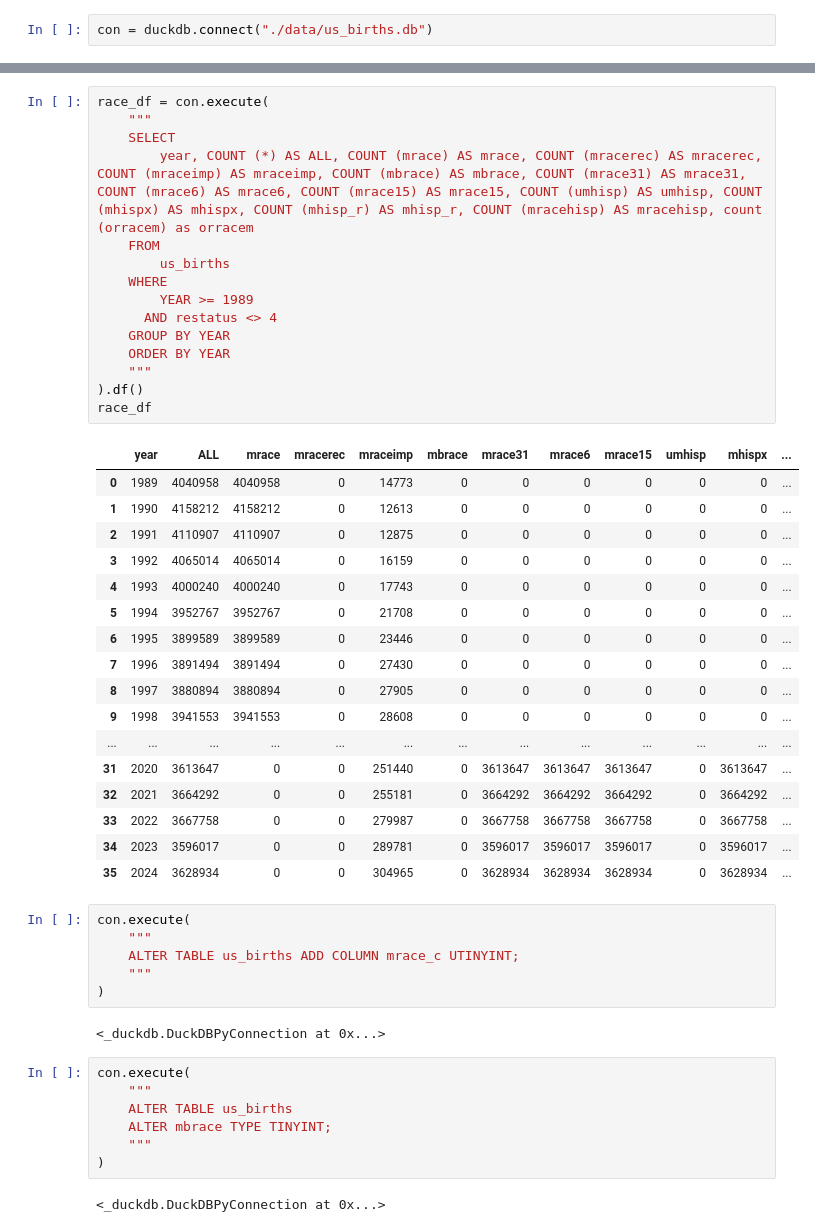
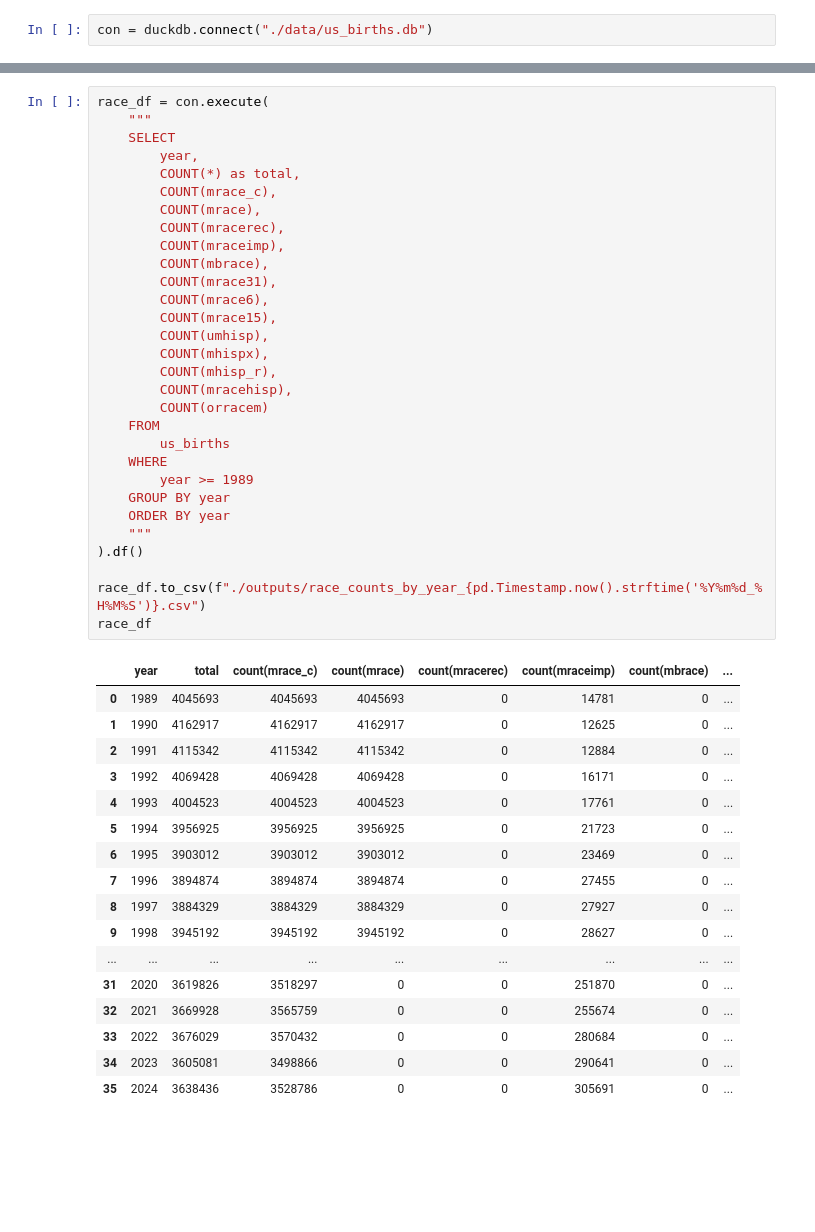
Before and after one commit to frankbuckley/ds-births-populations, a Jupyter notebook: projects/us-birth-certificates/notes-race-ethnicity.ipynb, the cells around one changed output, grey strips where cells are left out. Cells and saved outputs as stored; diff of their text form; blank space fills up the shorter version.

```diff
--- a/projects/us-birth-certificates/notes-race-ethnicity.ipynb
+++ b/projects/us-birth-certificates/notes-race-ethnicity.ipynb
@@ -16,50 +52,48 @@ con = duckdb.connect("./data/us_births.db")
 # %%
 race_df = con.execute(
     """
     SELECT
-        year, COUNT (*) AS ALL, COUNT (mrace) AS mrace, COUNT (mracerec) AS mracerec, COUNT (mraceimp) AS mraceimp, COUNT (mbrace) AS mbrace, COUNT (mrace31) AS mrace31, COUNT (mrace6) AS mrace6, COUNT (mrace15) AS mrace15, COUNT (umhisp) AS umhisp, COUNT (mhispx) AS mhispx, COUNT (mhisp_r) AS mhisp_r, COUNT (mracehisp) AS mracehisp, count (orracem) as orracem
+        year,
+        COUNT(*) as total,
+        COUNT(mrace_c),
+        COUNT(mrace),
+        COUNT(mracerec),
+        COUNT(mraceimp),
+        COUNT(mbrace),
+        COUNT(mrace31),
+        COUNT(mrace6),
+        COUNT(mrace15),
+        COUNT(umhisp),
+        COUNT(mhispx),
+        COUNT(mhisp_r),
+        COUNT(mracehisp),
+        COUNT(orracem)
     FROM
         us_births
     WHERE
-        YEAR >= 1989
-      AND restatus <> 4
-    GROUP BY YEAR
-    ORDER BY YEAR
+        year >= 1989
+    GROUP BY year
+    ORDER BY year
     """
 ).df()
+
+race_df.to_csv(f"./outputs/race_counts_by_year_{pd.Timestamp.now().strftime('%Y%m%d_%H%M%S')}.csv")
 race_df
 # %% [output]
-|  | year | ALL | mrace | mracerec | mraceimp | mbrace | mrace31 | mrace6 | mrace15 | umhisp | mhispx | ... |
-| 0 | 1989 | 4040958 | 4040958 | 0 | 14773 | 0 | 0 | 0 | 0 | 0 | 0 | ... |
-| 1 | 1990 | 4158212 | 4158212 | 0 | 12613 | 0 | 0 | 0 | 0 | 0 | 0 | ... |
-| 2 | 1991 | 4110907 | 4110907 | 0 | 12875 | 0 | 0 | 0 | 0 | 0 | 0 | ... |
-| 3 | 1992 | 4065014 | 4065014 | 0 | 16159 | 0 | 0 | 0 | 0 | 0 | 0 | ... |
-| 4 | 1993 | 4000240 | 4000240 | 0 | 17743 | 0 | 0 | 0 | 0 | 0 | 0 | ... |
-| 5 | 1994 | 3952767 | 3952767 | 0 | 21708 | 0 | 0 | 0 | 0 | 0 | 0 | ... |
-| 6 | 1995 | 3899589 | 3899589 | 0 | 23446 | 0 | 0 | 0 | 0 | 0 | 0 | ... |
-| 7 | 1996 | 3891494 | 3891494 | 0 | 27430 | 0 | 0 | 0 | 0 | 0 | 0 | ... |
-| 8 | 1997 | 3880894 | 3880894 | 0 | 27905 | 0 | 0 | 0 | 0 | 0 | 0 | ... |
-| 9 | 1998 | 3941553 | 3941553 | 0 | 28608 | 0 | 0 | 0 | 0 | 0 | 0 | ... |
-| ... | ... | ... | ... | ... | ... | ... | ... | ... | ... | ... | ... | ... |
-| 31 | 2020 | 3613647 | 0 | 0 | 251440 | 0 | 3613647 | 3613647 | 3613647 | 0 | 3613647 | ... |
-| 32 | 2021 | 3664292 | 0 | 0 | 255181 | 0 | 3664292 | 3664292 | 3664292 | 0 | 3664292 | ... |
-| 33 | 2022 | 3667758 | 0 | 0 | 279987 | 0 | 3667758 | 3667758 | 3667758 | 0 | 3667758 | ... |
-| 34 | 2023 | 3596017 | 0 | 0 | 289781 | 0 | 3596017 | 3596017 | 3596017 | 0 | 3596017 | ... |
-| 35 | 2024 | 3628934 | 0 | 0 | 304965 | 0 | 3628934 | 3628934 | 3628934 | 0 | 3628934 | ... |
+|  | year | total | count(mrace_c) | count(mrace) | count(mracerec) | count(mraceimp) | count(mbrace) | ... |
+| 0 | 1989 | 4045693 | 4045693 | 4045693 | 0 | 14781 | 0 | ... |
+| 1 | 1990 | 4162917 | 4162917 | 4162917 | 0 | 12625 | 0 | ... |
+| 2 | 1991 | 4115342 | 4115342 | 4115342 | 0 | 12884 | 0 | ... |
+| 3 | 1992 | 4069428 | 4069428 | 4069428 | 0 | 16171 | 0 | ... |
+| 4 | 1993 | 4004523 | 4004523 | 4004523 | 0 | 17761 | 0 | ... |
+| 5 | 1994 | 3956925 | 3956925 | 3956925 | 0 | 21723 | 0 | ... |
+| 6 | 1995 | 3903012 | 3903012 | 3903012 | 0 | 23469 | 0 | ... |
+| 7 | 1996 | 3894874 | 3894874 | 3894874 | 0 | 27455 | 0 | ... |
+| 8 | 1997 | 3884329 | 3884329 | 3884329 | 0 | 27927 | 0 | ... |
+| 9 | 1998 | 3945192 | 3945192 | 3945192 | 0 | 28627 | 0 | ... |
+| ... | ... | ... | ... | ... | ... | ... | ... | ... |
+| 31 | 2020 | 3619826 | 3518297 | 0 | 0 | 251870 | 0 | ... |
+| 32 | 2021 | 3669928 | 3565759 | 0 | 0 | 255674 | 0 | ... |
+| 33 | 2022 | 3676029 | 3570432 | 0 | 0 | 280684 | 0 | ... |
+| 34 | 2023 | 3605081 | 3498866 | 0 | 0 | 290641 | 0 | ... |
+| 35 | 2024 | 3638436 | 3528786 | 0 | 0 | 305691 | 0 | ... |
-# %%
-con.execute(
-    """
-    ALTER TABLE us_births ADD COLUMN mrace_c UTINYINT;
-    """
-)
-# %% [output]
-<_duckdb.DuckDBPyConnection at 0x...>
-# %%
-con.execute(
-    """
-    ALTER TABLE us_births
-    ALTER mbrace TYPE TINYINT;
-    """
-)
-# %% [output]
-<_duckdb.DuckDBPyConnection at 0x...>
```
Also changed, not shown: parts of 12 cells of this notebook.
